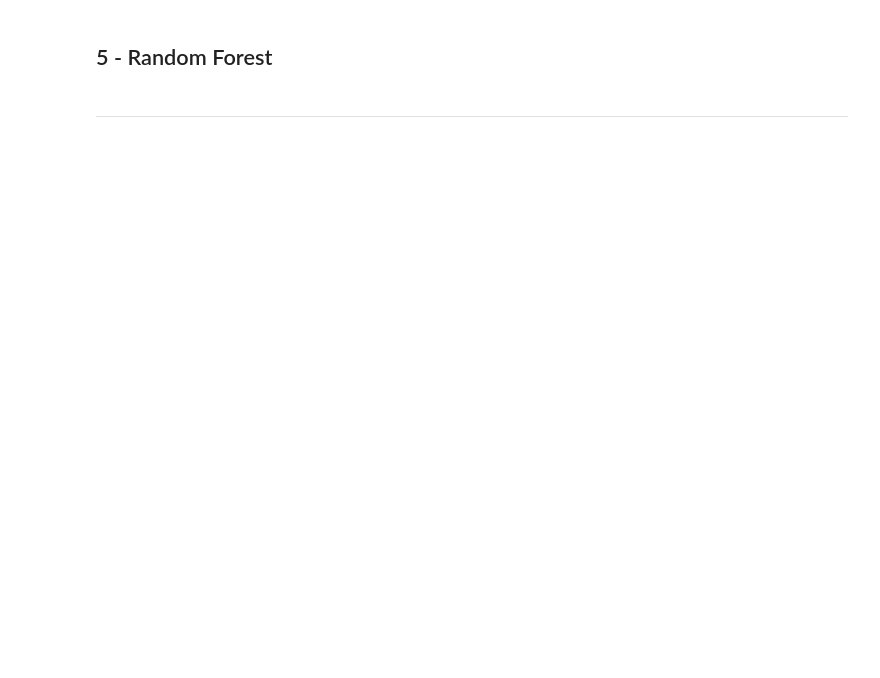
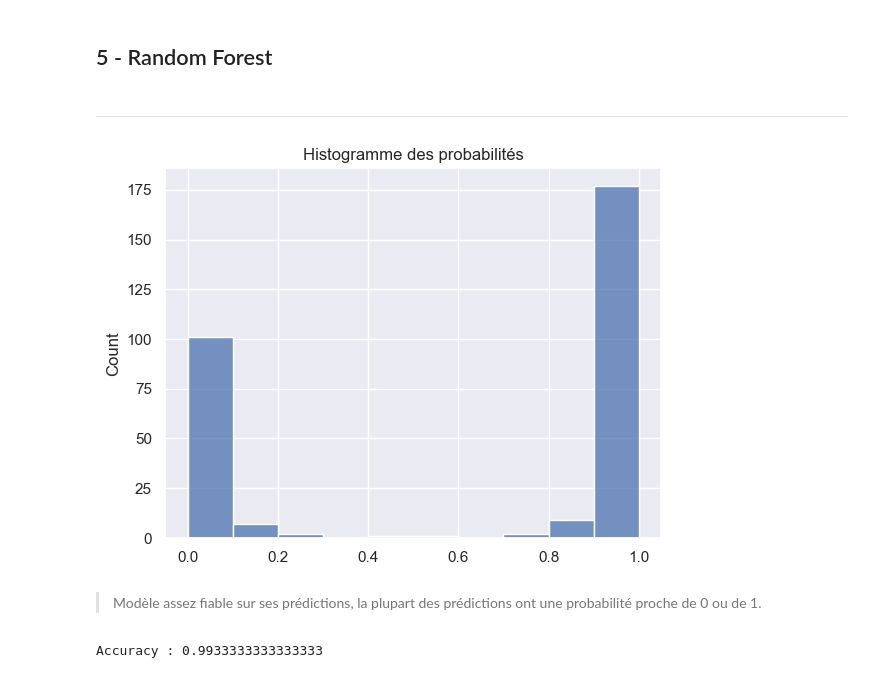
Before and after one commit to lengocduyvu/oncfm-detection-faux-billets, a Jupyter notebook: notebooks/oncfm-analyse.ipynb, the cells around one changed output. Saved outputs shown, nothing was run; the diff lists cells and outputs as text; code cells hidden in the pictures; blank space fills up the shorter version.

Commit message:
Random Forest

```diff
--- a/notebooks/oncfm-analyse.ipynb
+++ b/notebooks/oncfm-analyse.ipynb
@@ -544,3 +545,29 @@ plt.show()
 ## 5 - Random Forest
 # %% [markdown]
 ***
+# %%
+# Séparation du jeu de données
+X_train, X_test, y_train, y_test = train_test_split(X, y, test_size=0.2, random_state=42)
+# %%
+# Classifieur Random Forest
+clf = RandomForestClassifier(n_estimators=100, random_state=808)
+# Entraînement du modèle
+clf.fit(X_train, y_train)
+# Prédiction sur le jeu de test
+y_pred = clf.predict(X_test)
+# %%
+# Histogramme des probabilités pour analyser les performances du modèle
+y_hat_proba = clf.predict_proba(X_test)[:,1]
+sns.histplot(y_hat_proba)
+plt.title('Histogramme des probabilités')
+plt.show()
+# %% [output]
+[figure, added]
+# %% [markdown]
+> Modèle assez fiable sur ses prédictions, la plupart des prédictions ont une probabilité proche de 0 ou de 1.
+# %%
+# Accuracy
+y_pred = clf.predict(X_test)
+print(f"Accuracy : {accuracy_score(y_test, y_pred)}")
+# %% [output]
+Accuracy : 0.9933333333333333
```
Also changed, not shown: parts of 7 cells of this notebook.
